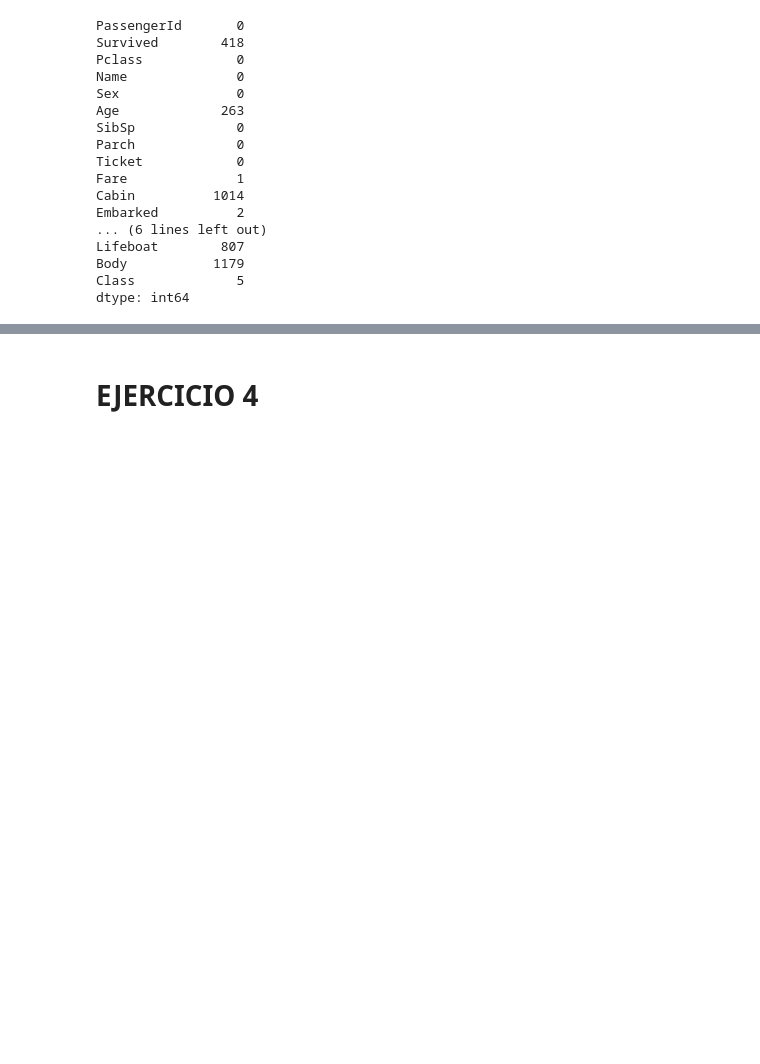
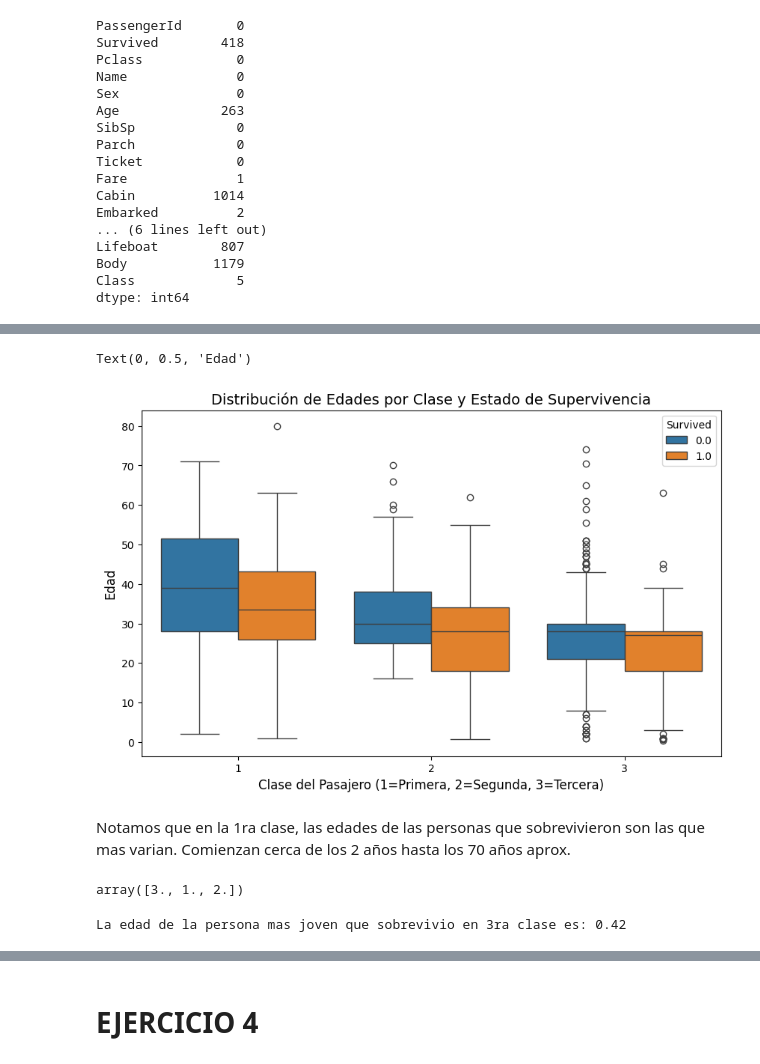
Before and after one commit to winttita/TUIA, a Jupyter notebook: Segundo/Fundamento de Ciencia de Datos/U3 - Medidas de Resumen/practica3.ipynb, the cells around one changed output, grey strips where cells are left out. Cells and saved outputs as stored; diff of their text form; code cells hidden in the pictures; blank space fills up the shorter version.

```diff
--- a/Segundo/Fundamento de Ciencia de Datos/U3 - Medidas de Resumen/practica3.ipynb
+++ b/Segundo/Fundamento de Ciencia de Datos/U3 - Medidas de Resumen/practica3.ipynb
@@ -200,0 +244,8 @@ dtype: int64
+# %%
+# Por lo tanto nos quedamos con la mediana, optando por el valor mas tipico de la distribucion
+relleno_edad = tripulantes['Age'].quantile(0.50).astype(int)
+print("La edad tipica que usaremos es:", relleno_edad, "años\n")
+
+# Completamos el dataset
+tripulantes['Age'] = tripulantes['Age'].fillna(relleno_edad)
+tripulantes.isnull().sum()
@@ -200,0 +273,9 @@ dtype: int64
+# %%
+# También aprovechamos para limpiar esos 3 pasajeros perdidos en Fare y Embarked
+tripulantes['Embarked'] = tripulantes['Embarked'].fillna(tripulantes['Embarked'].mode()[0])
+tripulantes['Fare'] = tripulantes['Fare'].fillna(tripulantes['Fare'].mode()[0])
+
+# Para las variables de la wiki vamos a borrar todas las filas q tengan un nulo
+tripulantes.dropna(subset=['WikiId', 'Name_wiki', 'Age_wiki', 'Hometown', 'Boarded', 'Destination', 'Class'], inplace=True)
+
+tripulantes.info()
@@ -200,0 +306,3 @@ dtype: int64
+# %%
+# Primero nos quedamos solo con los tripulantes que si sabemos de su supervivencia
+tripulantes_conocidos = tripulantes.dropna(subset='Survived')
@@ -200,0 +321,24 @@ dtype: int64
+# %%
+# 2. Realizamos el boxplot
+plt.figure(figsize=(10, 6))
+# Usamos palette='Set2' para darle colores agradables, pero es opcional
+sns.boxplot(data=tripulantes_conocidos, x='Pclass', y='Age', hue='Survived', palette='Set2')
+plt.title('Distribución de Edades por Clase y Estado de Supervivencia', fontsize=14)
+plt.xlabel('Clase del Pasajero (1=Primera, 2=Segunda, 3=Tercera)', fontsize=12)
+plt.ylabel('Edad', fontsize=12)
+# %% [output]
+Text(0, 0.5, 'Edad')
+[figure, added]
+# %% [markdown]
+Notamos que en la 1ra clase, las edades de las personas que sobrevivieron son las que mas varian. Comienzan
+cerca de los 2 años hasta los 70 años aprox.
+# %%
+tripulantes_conocidos["Class"].unique()
+# %% [output]
+array([3., 1., 2.])
+# %%
+tripulantes_3ra = tripulantes_conocidos[(tripulantes_conocidos['Class'] == 3.) & (tripulantes_conocidos['Survived'] == 1.0)]
+mas_joven_3ra = tripulantes_3ra['Age'].min()
+print("La edad de la persona mas joven que sobrevivio en 3ra clase es:", mas_joven_3ra)
+# %% [output]
+La edad de la persona mas joven que sobrevivio en 3ra clase es: 0.42
```
Also changed, not shown: parts of 13 cells of this notebook.
